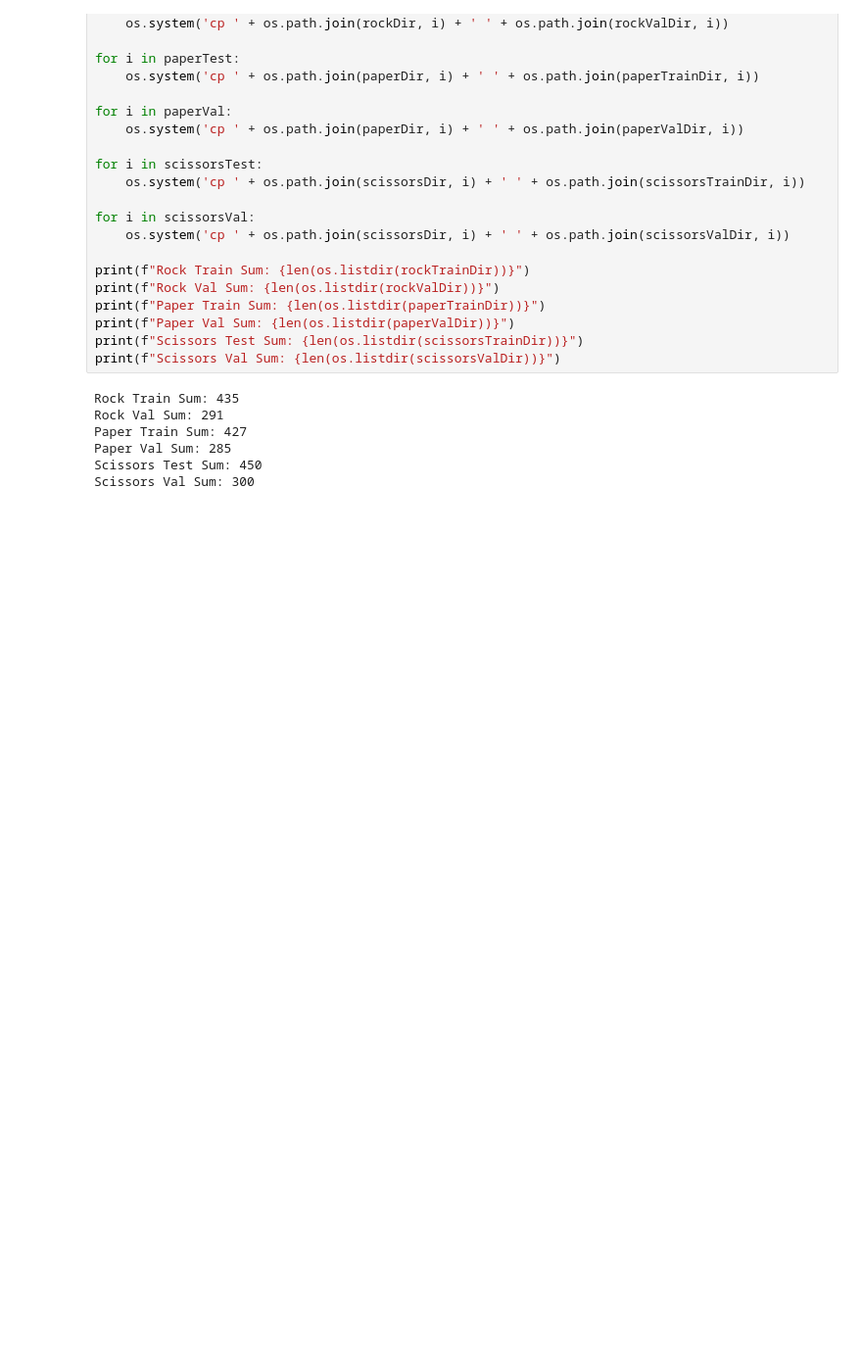
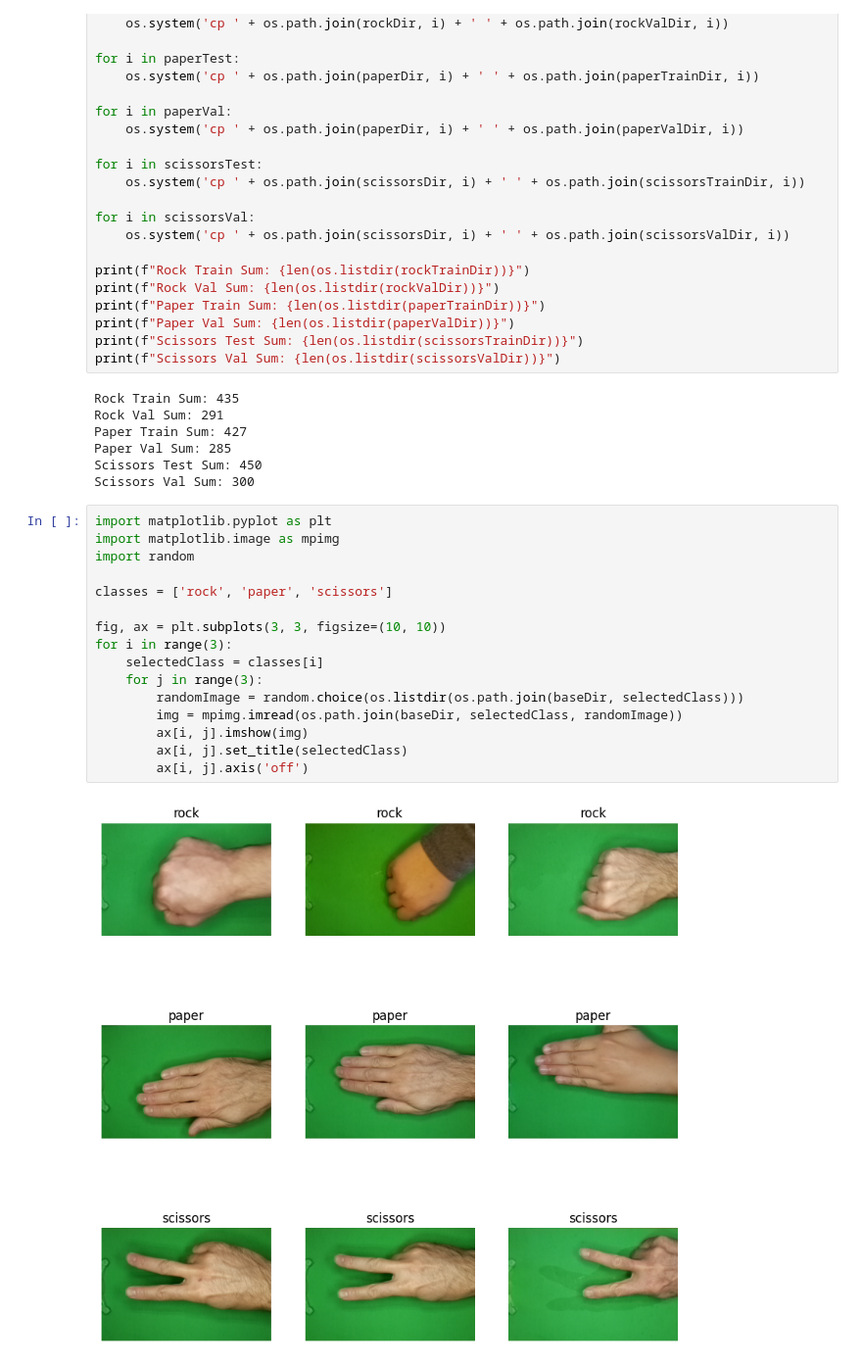
Before and after one commit to Haalloobim/PaperRockScissors-Recognition-Dicoding-Submission, a Jupyter notebook: Dicoding-Machine-Learning.ipynb, the cells around one changed output. Shown at 98% size. Cells and saved outputs as stored; diff of their text form; blank space fills up the shorter version.

```diff
--- a/Dicoding-Machine-Learning.ipynb
+++ b/Dicoding-Machine-Learning.ipynb
@@ -138,3 +137,21 @@ Paper Train Sum: 427
 Paper Val Sum: 285
 Scissors Test Sum: 450
 Scissors Val Sum: 300
+# %%
+import matplotlib.pyplot as plt
+import matplotlib.image as mpimg
+import random
+
+classes = ['rock', 'paper', 'scissors']
+
+fig, ax = plt.subplots(3, 3, figsize=(10, 10))
+for i in range(3):
+    selectedClass = classes[i]
+    for j in range(3):
+        randomImage = random.choice(os.listdir(os.path.join(baseDir, selectedClass)))
+        img = mpimg.imread(os.path.join(baseDir, selectedClass, randomImage))
+        ax[i, j].imshow(img)
+        ax[i, j].set_title(selectedClass)
+        ax[i, j].axis('off')
+# %% [output]
+[figure, added]
```
Also changed, not shown: parts of 9 cells of this notebook.
